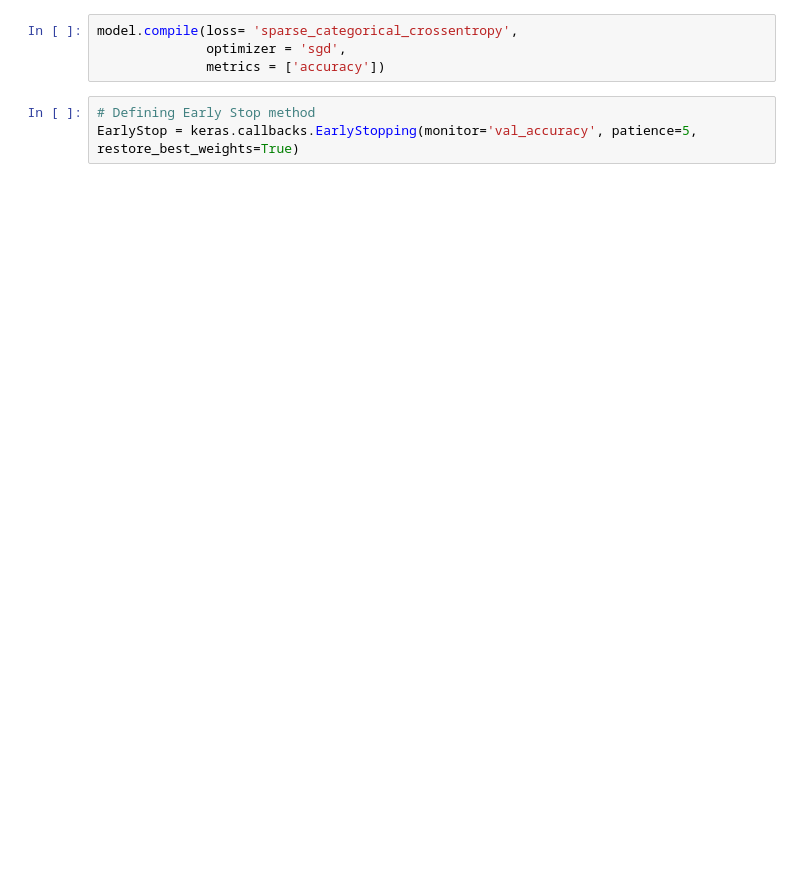
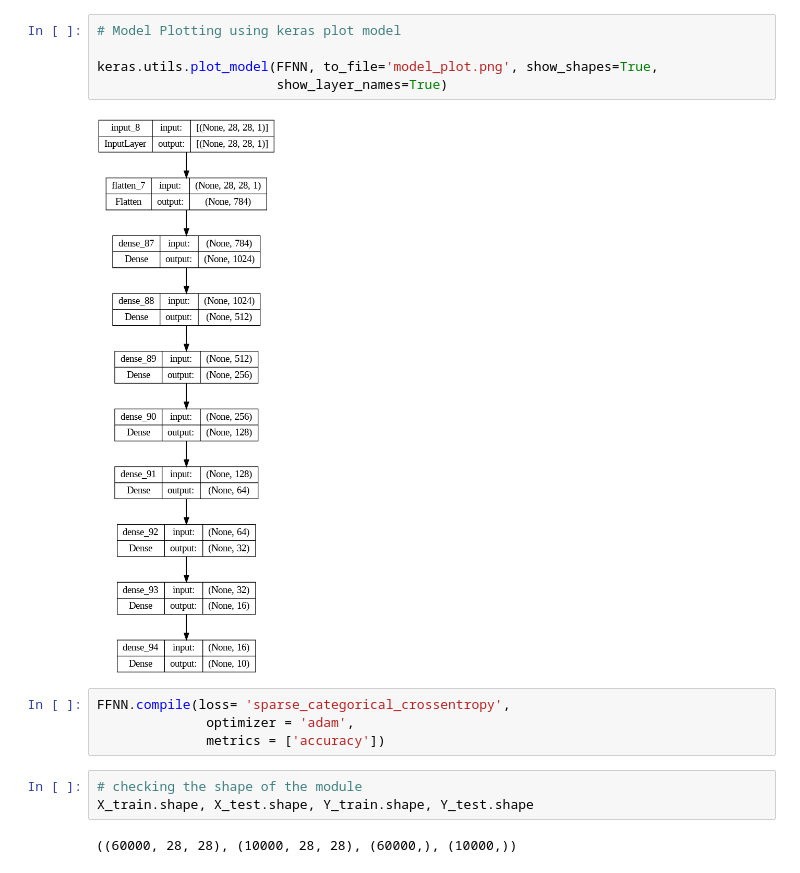
Before and after one commit to harishahamed26/Fashion-MNIST, a Jupyter notebook: Fashion_MNIST_Image_Classificaiton.ipynb, the cells around one changed output. Drawn from its saved outputs; the diff is of its cells as text; blank space fills up the shorter version.

```diff
--- a/Fashion_MNIST_Image_Classificaiton.ipynb
+++ b/Fashion_MNIST_Image_Classificaiton.ipynb
@@ -69,8 +105,17 @@ model.add(Dense(10, activation= 'softmax'))
+# %%
+# Model Plotting using keras plot model
+
+keras.utils.plot_model(FFNN, to_file='model_plot.png', show_shapes=True,
+                       show_layer_names=True)
+# %% [output]
+[figure, added]
 # %%
-model.compile(loss= 'sparse_categorical_crossentropy',
-              optimizer = 'sgd',
+FFNN.compile(loss= 'sparse_categorical_crossentropy',
+              optimizer = 'adam',
               metrics = ['accuracy'])
-# %%
-# Defining Early Stop method
-EarlyStop = keras.callbacks.EarlyStopping(monitor='val_accuracy', patience=5, restore_best_weights=True)
+# %%
+# checking the shape of the module
+X_train.shape, X_test.shape, Y_train.shape, Y_test.shape
+# %% [output]
+((60000, 28, 28), (10000, 28, 28), (60000,), (10000,))
 # %%
```
Also changed, not shown: parts of 19 cells of this notebook.
